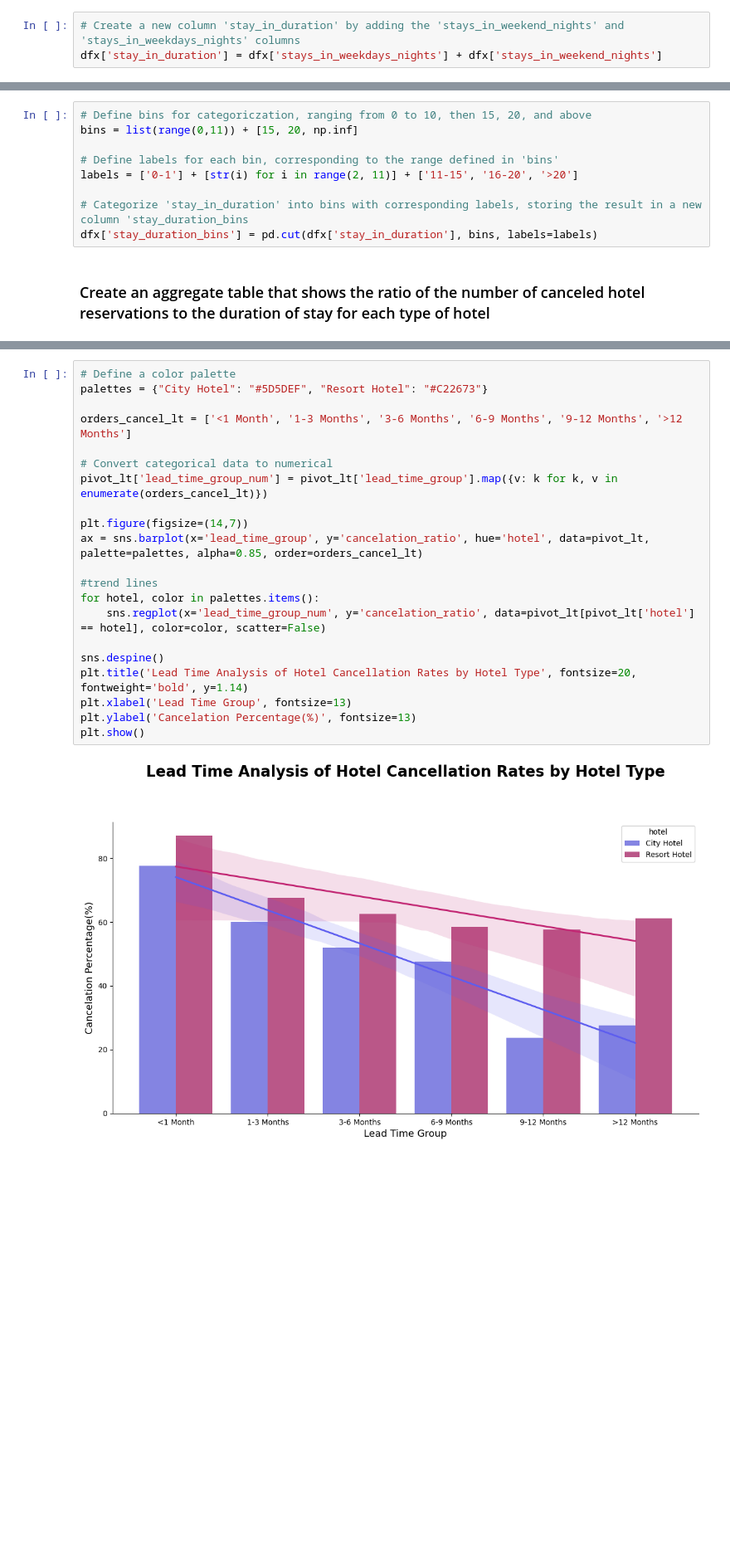
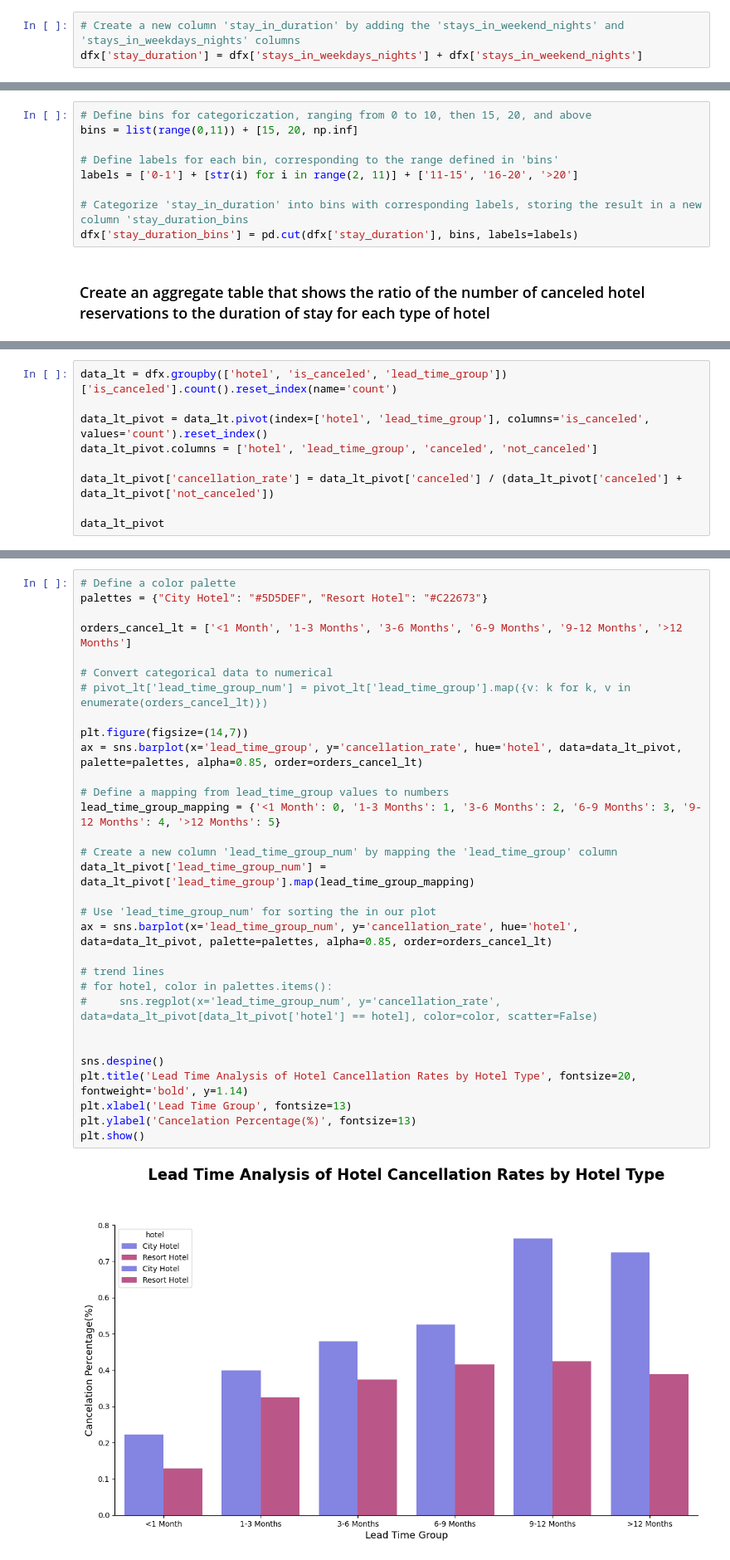
Before and after one commit to azaryasph/Investigate-Hotel-Business-Using-Data-Visualization, a Jupyter notebook: notebook/mini_project2_notebook.ipynb, the cells around one changed output, grey strips where cells are left out. Shown: that part at 83% size. Cells and saved outputs as stored; diff of their text form; blank space fills up the shorter version.

```diff
--- a/notebook/mini_project2_notebook.ipynb
+++ b/notebook/mini_project2_notebook.ipynb
@@ -420,7 +420,7 @@ plt.show()
 ### Create a new column contains stay in duration
 # %%
 # Create a new column 'stay_in_duration' by adding the 'stays_in_weekend_nights' and 'stays_in_weekdays_nights' columns
-dfx['stay_in_duration'] = dfx['stays_in_weekdays_nights'] + dfx['stays_in_weekend_nights']
+dfx['stay_duration'] = dfx['stays_in_weekdays_nights'] + dfx['stays_in_weekend_nights']
 # %% [markdown]
 ### Group the values from stay in duration column
 # %%
@@ -458,7 +458,7 @@ bins = list(range(0,11)) + [15, 20, np.inf]
 labels = ['0-1'] + [str(i) for i in range(2, 11)] + ['11-15', '16-20', '>20']
 
 # Categorize 'stay_in_duration' into bins with corresponding labels, storing the result in a new column 'stay_duration_bins
-dfx['stay_duration_bins'] = pd.cut(dfx['stay_in_duration'], bins, labels=labels)
+dfx['stay_duration_bins'] = pd.cut(dfx['stay_duration'], bins, labels=labels)
 # %% [markdown]
 ### Create an aggregate table that shows the ratio of the number of canceled hotel reservations to the duration of stay for each type of hotel
 # %%
@@ -571,3 +600,12 @@ leadtime_category = [
 ]
 leadtime_group = ['>12 Months', '9-12 Months', '6-9 Months', '3-6 Months', '1-3 Months', '<1 Month']
 dfx['lead_time_group'] = np.select(leadtime_category, leadtime_group)
+# %%
+data_lt = dfx.groupby(['hotel', 'is_canceled', 'lead_time_group'])['is_canceled'].count().reset_index(name='count')
+
+data_lt_pivot = data_lt.pivot(index=['hotel', 'lead_time_group'], columns='is_canceled', values='count').reset_index()
+data_lt_pivot.columns = ['hotel', 'lead_time_group', 'canceled', 'not_canceled']
+
+data_lt_pivot['cancellation_rate'] = data_lt_pivot['canceled'] / (data_lt_pivot['canceled'] + data_lt_pivot['not_canceled'])
+
+data_lt_pivot
@@ -598,23 +654,33 @@ pivot_lt
 # %%
 # Define a color palette
 palettes = {"City Hotel": "#5D5DEF", "Resort Hotel": "#C22673"}
 
 orders_cancel_lt = ['<1 Month', '1-3 Months', '3-6 Months', '6-9 Months', '9-12 Months', '>12 Months']
 
 # Convert categorical data to numerical
-pivot_lt['lead_time_group_num'] = pivot_lt['lead_time_group'].map({v: k for k, v in enumerate(orders_cancel_lt)})
+# pivot_lt['lead_time_group_num'] = pivot_lt['lead_time_group'].map({v: k for k, v in enumerate(orders_cancel_lt)})
 
 plt.figure(figsize=(14,7))
-ax = sns.barplot(x='lead_time_group', y='cancelation_ratio', hue='hotel', data=pivot_lt, palette=palettes, alpha=0.85, order=orders_cancel_lt)
+ax = sns.barplot(x='lead_time_group', y='cancellation_rate', hue='hotel', data=data_lt_pivot, palette=palettes, alpha=0.85, order=orders_cancel_lt)
 
-#trend lines
-for hotel, color in palettes.items():
-    sns.regplot(x='lead_time_group_num', y='cancelation_ratio', data=pivot_lt[pivot_lt['hotel'] == hotel], color=color, scatter=False)
+# Define a mapping from lead_time_group values to numbers
+lead_time_group_mapping = {'<1 Month': 0, '1-3 Months': 1, '3-6 Months': 2, '6-9 Months': 3, '9-12 Months': 4, '>12 Months': 5}
+
+# Create a new column 'lead_time_group_num' by mapping the 'lead_time_group' column
+data_lt_pivot['lead_time_group_num'] = data_lt_pivot['lead_time_group'].map(lead_time_group_mapping)
+
+# Use 'lead_time_group_num' for sorting the in our plot
+ax = sns.barplot(x='lead_time_group_num', y='cancellation_rate', hue='hotel', data=data_lt_pivot, palette=palettes, alpha=0.85, order=orders_cancel_lt)
+
+# trend lines
+# for hotel, color in palettes.items():
+#     sns.regplot(x='lead_time_group_num', y='cancellation_rate', data=data_lt_pivot[data_lt_pivot['hotel'] == hotel], color=color, scatter=False)
+
 
 sns.despine()
 plt.title('Lead Time Analysis of Hotel Cancellation Rates by Hotel Type', fontsize=20, fontweight='bold', y=1.14)
 plt.xlabel('Lead Time Group', fontsize=13)
 plt.ylabel('Cancelation Percentage(%)', fontsize=13)
 plt.show()
 # %% [output]
-[figure, old version]
+[figure, new version]
```
Also changed, not shown: parts of 12 cells of this notebook.
